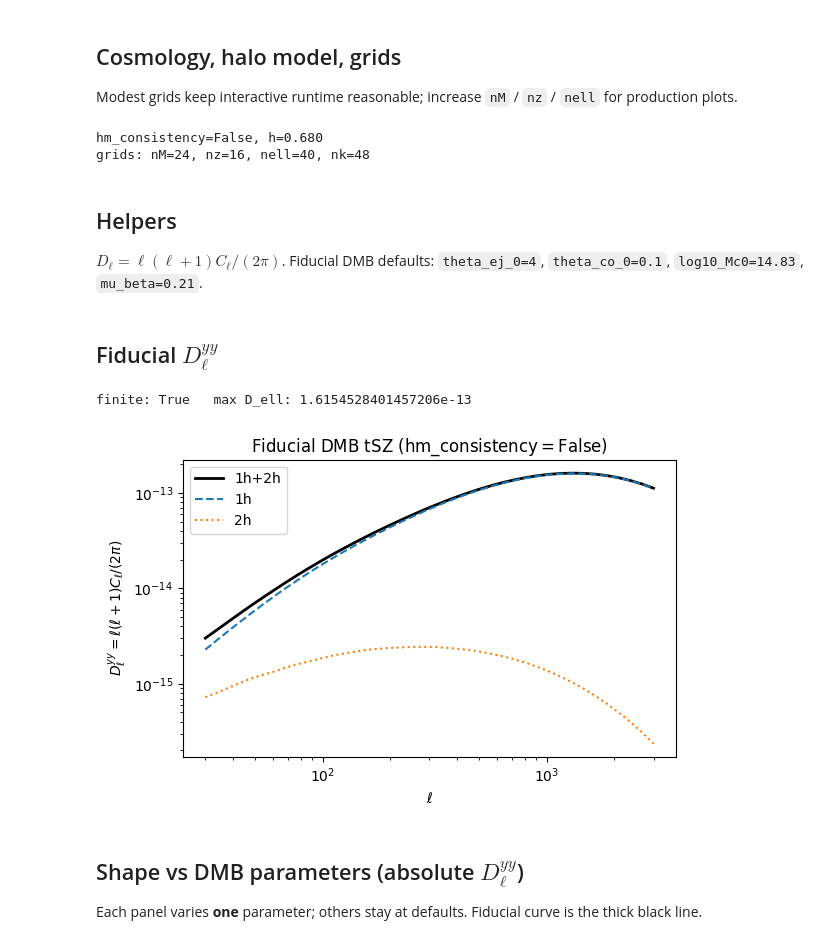
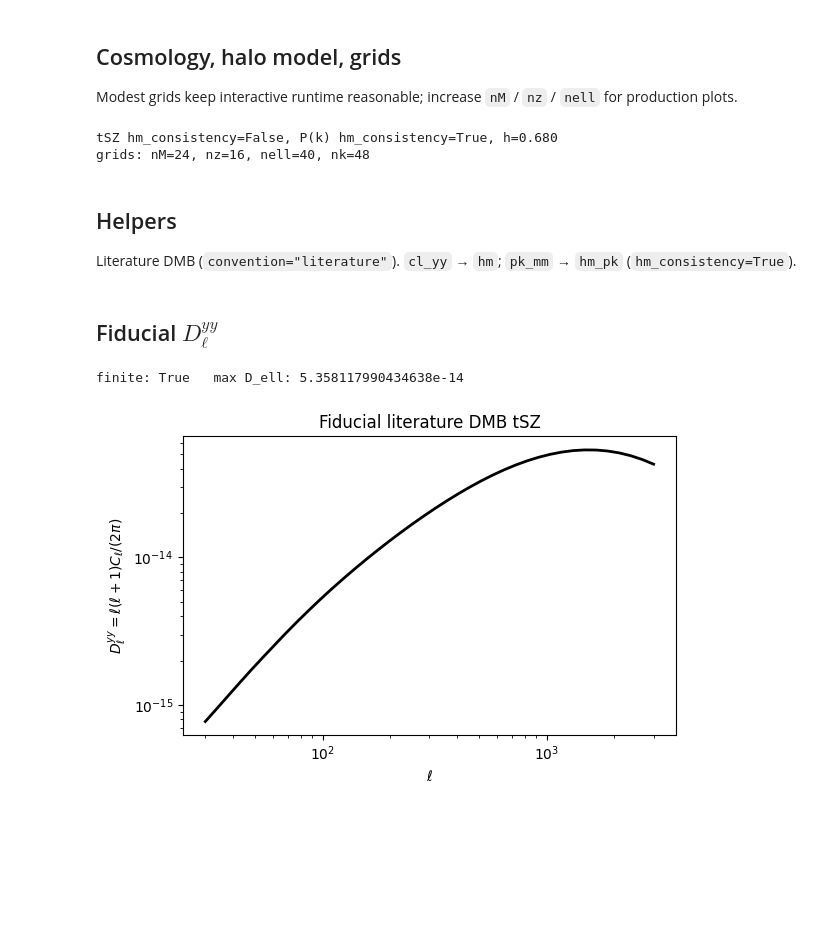
Before and after one commit to licongxu/hmfast, a Jupyter notebook: tutorial/dmb_tsz_ps_params.ipynb, the cells around one changed output. Cells and saved outputs as stored; diff of their text form; code cells hidden in the pictures; blank space fills up the shorter version.

```diff
--- a/tutorial/dmb_tsz_ps_params.ipynb
+++ b/tutorial/dmb_tsz_ps_params.ipynb
@@ -39,22 +52,27 @@ Modest grids keep interactive runtime reasonable; increase `nM` / `nz` / `nell`
 # %%
 cosmo = Cosmology(emulator_set="lcdm:v1")
 hm = HaloModel(cosmology=cosmo, hm_consistency=False)
-assert hm.hm_consistency is False
+hm_pk = hm.update(hm_consistency=True)
+assert hm.hm_consistency is False and hm_pk.hm_consistency is True
 
-h = float(cosmo.H0) / 100.0
+cp = cosmo._cosmo_params()
+h = float(cp["h"])
+Ob0, Om0 = float(cp["Omega_b"]), float(cp["Omega0_m"])
 m = jnp.logspace(12.5, 15.0, 24) / h   # physical Msun
 z = jnp.linspace(0.05, 1.2, 16)
 ell = jnp.logspace(np.log10(30.0), np.log10(3000.0), 40)
-k_arr = jnp.logspace(-2.0, 1.0, 48)    # 1/Mpc (hmfast pk convention)
-z_sk = 0.3  # redshift for S(k)
+k_arr = jnp.logspace(-3.0, 1.0, 48)
+z_sk = 0.3
+m_prof = 1e14 / h
+c_prof = 5.0
 
-print(f"hm_consistency={hm.hm_consistency}, h={h:.3f}")
+print(f"tSZ hm_consistency={hm.hm_consistency}, P(k) hm_consistency={hm_pk.hm_consistency}, h={h:.3f}")
 print(f"grids: nM={m.size}, nz={z.size}, nell={ell.size}, nk={k_arr.size}")
 # %% [output]
-hm_consistency=False, h=0.680
+tSZ hm_consistency=False, P(k) hm_consistency=True, h=0.680
 grids: nM=24, nz=16, nell=40, nk=48
 # %% [markdown]
 ## Helpers
 
-$D_\ell = \ell(\ell+1) C_\ell / (2\pi)$. Fiducial DMB defaults: `theta_ej_0=4`, `theta_co_0=0.1`, `log10_Mc0=14.83`, `mu_beta=0.21`.
+Literature DMB (`convention="literature"`). `cl_yy` → `hm`; `pk_mm` → `hm_pk` (`hm_consistency=True`).
 # %%
@@ -97,28 +154,17 @@ def pk_mm(tracer):
 # %% [markdown]
 ## Fiducial $D_\ell^{yy}$
 # %%
-tsz_fid = make_tsz()
-cl1_fid, cl2_fid, cl_fid = cl_yy(tsz_fid)
+cl_fid = cl_yy()
 dl_fid = to_dell(cl_fid)
-dl1_fid = to_dell(cl1_fid)
-dl2_fid = to_dell(cl2_fid)
-
 print("finite:", np.all(np.isfinite(dl_fid)), "  max D_ell:", float(np.max(dl_fid)))
 
 fig, ax = plt.subplots(figsize=(6, 4))
-ax.loglog(ell, dl_fid, "k-", lw=2, label="1h+2h")
-ax.loglog(ell, dl1_fid, "C0--", label="1h")
-ax.loglog(ell, dl2_fid, "C1:", label="2h")
+ax.loglog(ell, dl_fid, "k-", lw=2)
 ax.set_xlabel(r"$\ell$")
 ax.set_ylabel(r"$D_\ell^{yy}=\ell(\ell+1)C_\ell/(2\pi)$")
-ax.set_title(r"Fiducial DMB tSZ ($\mathrm{hm\_consistency=False}$)")
-ax.legend()
+ax.set_title(r"Fiducial literature DMB tSZ")
 plt.tight_layout()
 plt.show()
 # %% [output]
-finite: True   max D_ell: 1.6154528401457206e-13
+finite: True   max D_ell: 5.358117990434638e-14
-[figure, old version]
+[figure, new version]
-# %% [markdown]
-## Shape vs DMB parameters (absolute $D_\ell^{yy}$)
-
-Each panel varies **one** parameter; others stay at defaults. Fiducial curve is the thick black line.
```
Also changed, not shown: parts of 13 cells of this notebook, 2 other files.
